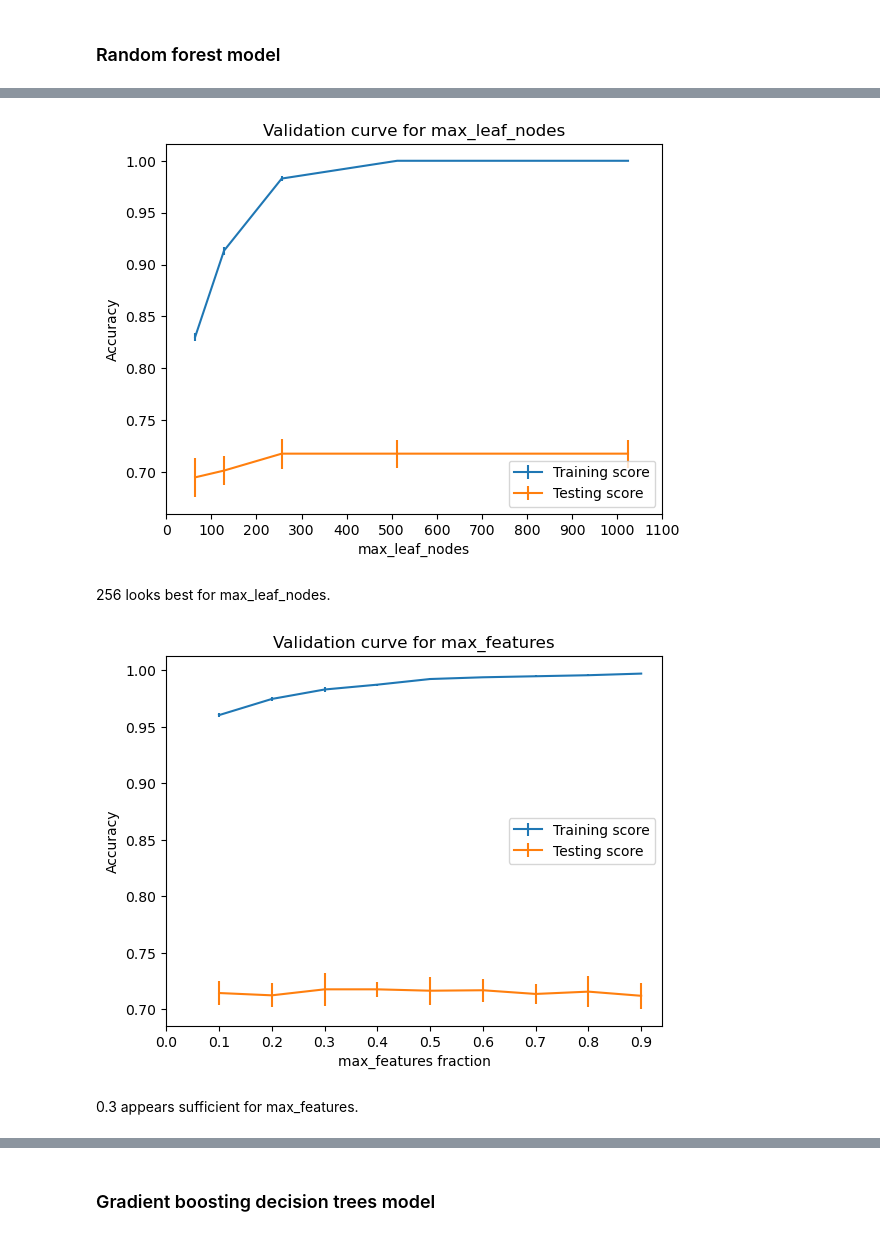
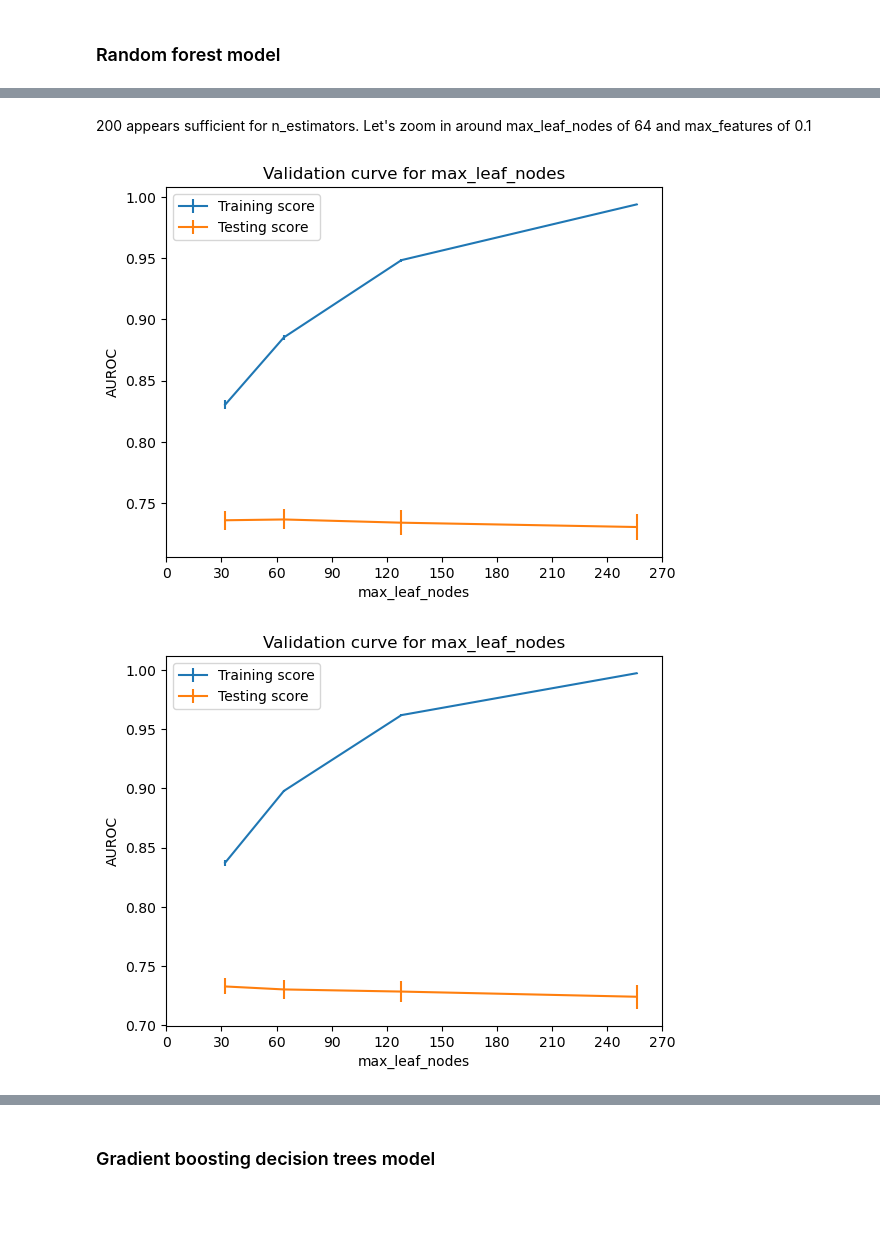
Before and after one commit to NRKako/machine_learning, a Jupyter notebook: self_harm.ipynb, the cells around one changed output, grey strips where cells are left out. Saved outputs shown, nothing was run; the diff lists cells and outputs as text; code cells hidden in the pictures; blank space fills up the shorter version.

```diff
--- a/self_harm.ipynb
+++ b/self_harm.ipynb
@@ -693,21 +771,23 @@ pipeline = make_pipeline(preprocessor, imputer, rfc)
+# %% [markdown]
+200 appears sufficient for n_estimators. Let's zoom in around max_leaf_nodes of 64 and max_features of 0.1
 # %%
-# hyperparameter tuning
+pipeline.set_params(randomforestclassifier__n_estimators=200)
+pipeline.set_params(randomforestclassifier__max_features=0.1)
+
 # first generate validation curve for max_leaf_nodes
-max_leaf_nodes_values = [64, 128, 256, 512, 1024]
+max_leaf_nodes_values = [32, 64, 128, 256]
 train_scores, test_scores = validation_curve(
     pipeline, features, target, param_name='randomforestclassifier__max_leaf_nodes',
-    param_range=max_leaf_nodes_values, scoring='accuracy', n_jobs=2)
+    param_range=max_leaf_nodes_values, scoring='roc_auc', n_jobs=2)
 # %%
 # plot validation curve for max_leaf_nodes
 plt.errorbar(max_leaf_nodes_values, train_scores.mean(axis=1), yerr=train_scores.std(axis=1), label="Training score")
 plt.errorbar(max_leaf_nodes_values, test_scores.mean(axis=1), yerr=test_scores.std(axis=1), label="Testing score")
 plt.legend()
-plt.xticks(np.arange(0, 1200, 100))
+plt.xticks(np.arange(0, 300, 30))
 plt.xlabel("max_leaf_nodes")
-plt.ylabel("Accuracy")
+plt.ylabel("AUROC")
 _ = plt.title("Validation curve for max_leaf_nodes")
 # %% [output]
-[figure, old version]
+[figure, new version]
-# %% [markdown]
-256 looks best for max_leaf_nodes.
 # %%
@@ -721,16 +801,14 @@ train_scores, test_scores = validation_curve(
 # %%
-# plot validation curve for max_features
-plt.errorbar(max_features_values, train_scores.mean(axis=1), yerr=train_scores.std(axis=1), label="Training score")
-plt.errorbar(max_features_values, test_scores.mean(axis=1), yerr=test_scores.std(axis=1), label="Testing score")
+# plot validation curve for max_leaf_nodes
+plt.errorbar(max_leaf_nodes_values, train_scores.mean(axis=1), yerr=train_scores.std(axis=1), label="Training score")
+plt.errorbar(max_leaf_nodes_values, test_scores.mean(axis=1), yerr=test_scores.std(axis=1), label="Testing score")
 plt.legend()
-plt.xticks(np.arange(0, 1, 0.1))
-plt.xlabel("max_features fraction")
-plt.ylabel("Accuracy")
-_ = plt.title("Validation curve for max_features")
+plt.xticks(np.arange(0, 300, 30))
+plt.xlabel("max_leaf_nodes")
+plt.ylabel("AUROC")
+_ = plt.title("Validation curve for max_leaf_nodes")
 # %% [output]
-[figure, old version]
+[figure, new version]
-# %% [markdown]
-0.3 appears sufficient for max_features.
 # %%
 pipeline.set_params(randomforestclassifier__max_features=0.3)
 
```
Also changed, not shown: parts of 177 cells of this notebook.
